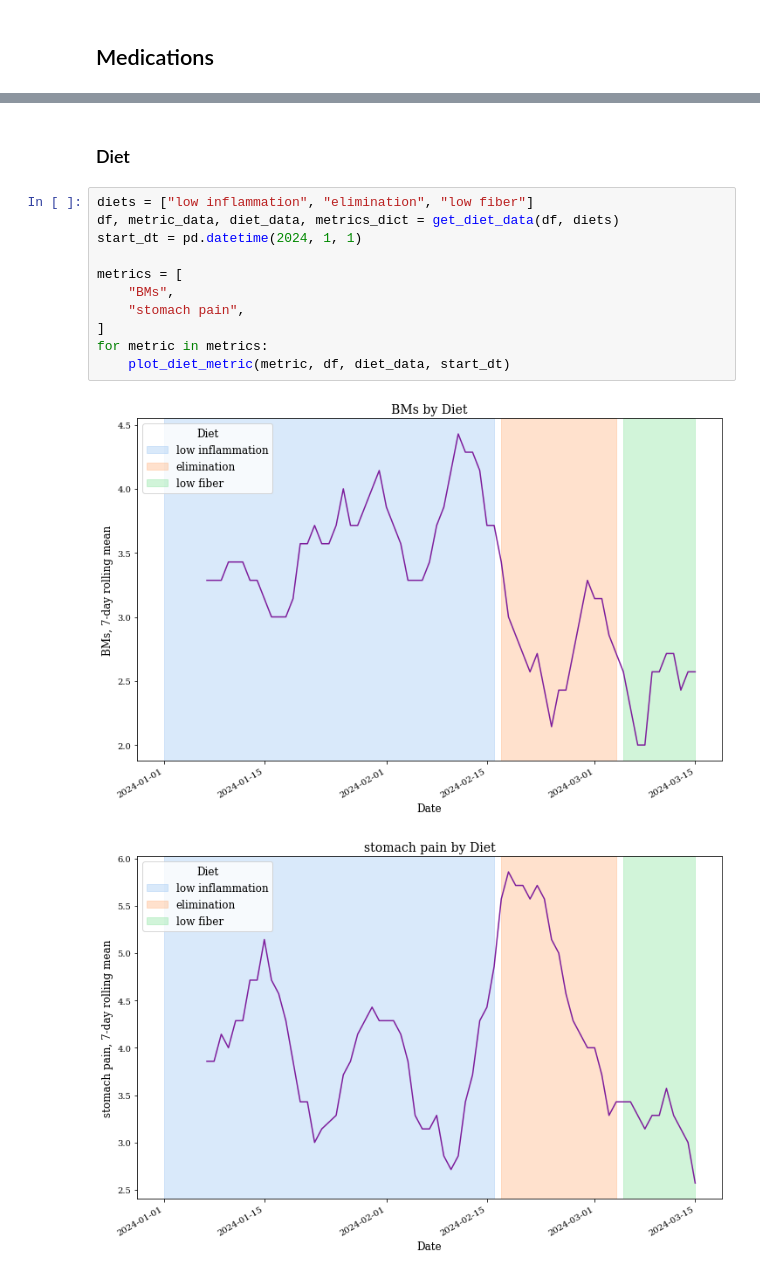
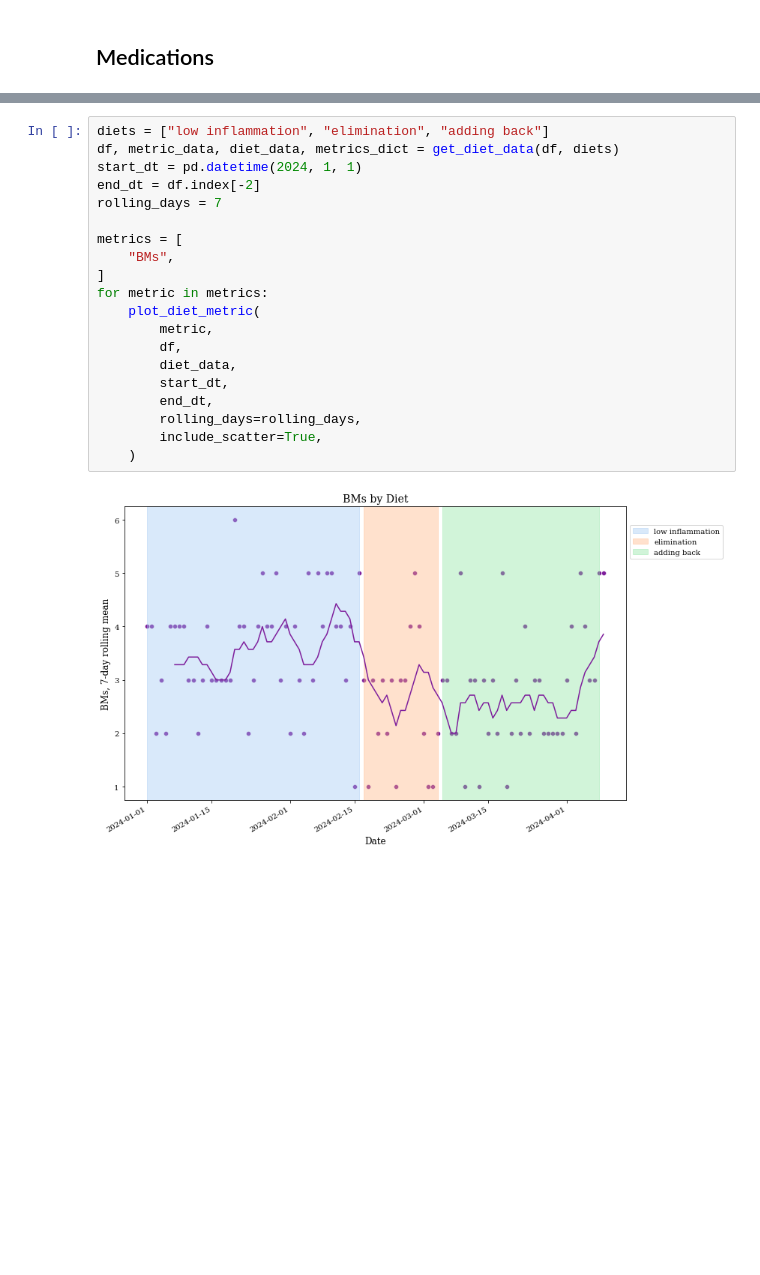
Before and after one commit to roesler-stan/health-analysis, a Jupyter notebook: 2b_analysis_for_drs.ipynb, the cells around one changed output, grey strips where cells are left out. Cells and saved outputs as stored; diff of their text form; blank space fills up the shorter version.

```diff
--- a/2b_analysis_for_drs.ipynb
+++ b/2b_analysis_for_drs.ipynb
@@ -154,16 +120,22 @@ plot_meds_over_time(df)
-# %% [markdown]
-### Diet
 # %%
-diets = ["low inflammation", "elimination", "low fiber"]
+diets = ["low inflammation", "elimination", "adding back"]
 df, metric_data, diet_data, metrics_dict = get_diet_data(df, diets)
 start_dt = pd.datetime(2024, 1, 1)
+end_dt = df.index[-2]
+rolling_days = 7
 
 metrics = [
     "BMs",
-    "stomach pain",
 ]
 for metric in metrics:
-    plot_diet_metric(metric, df, diet_data, start_dt)
+    plot_diet_metric(
+        metric,
+        df,
+        diet_data,
+        start_dt,
+        end_dt,
+        rolling_days=rolling_days,
+        include_scatter=True,
+    )
 # %% [output]
-[figure, old version]
+[figure, new version]
-[figure, removed]
```
Also changed, not shown: parts of 16 cells of this notebook, 13 other files.
